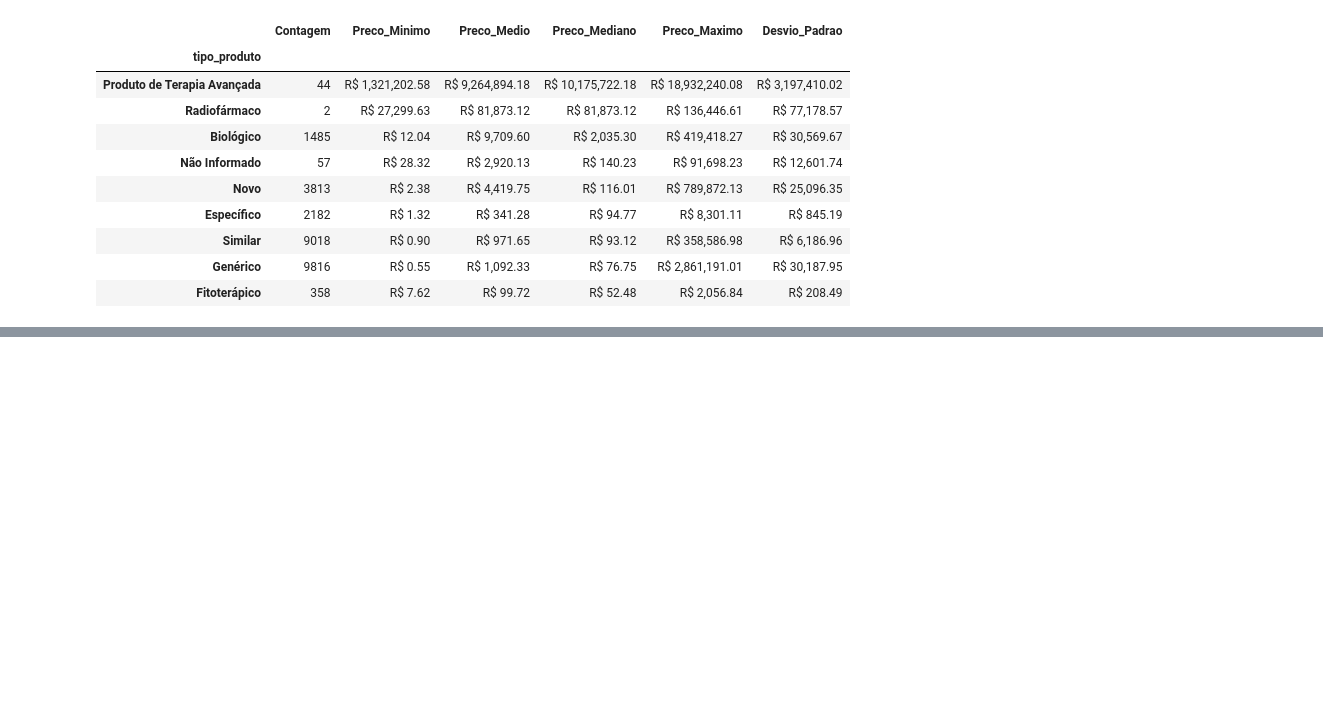
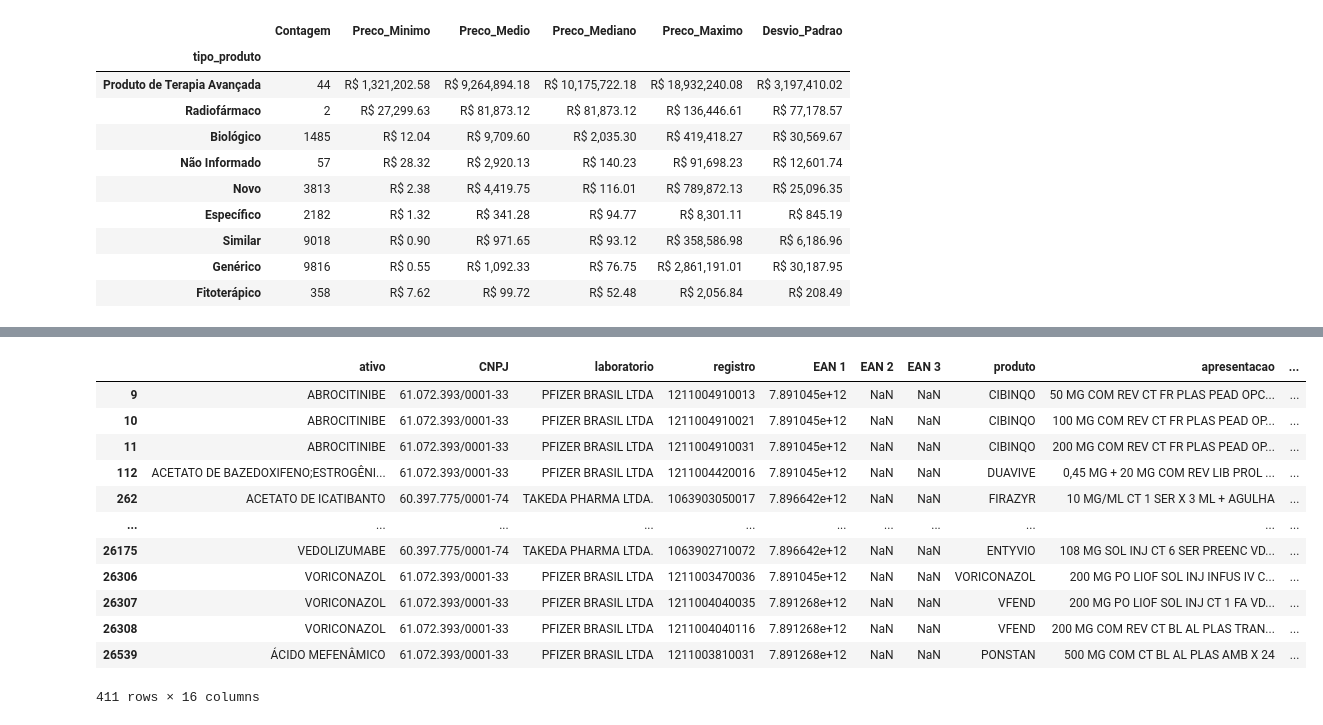
Before and after one commit to Alissonfelipe1234/trilha_dados_agibank, a Jupyter notebook: Modulo 2/medicamentos/precos_consumidor.ipynb, the cells around one changed output, grey strips where cells are left out. Cells and saved outputs as stored; diff of their text form; code cells hidden in the pictures; blank space fills up the shorter version.

```diff
--- a/Modulo 2/medicamentos/precos_consumidor.ipynb
+++ b/Modulo 2/medicamentos/precos_consumidor.ipynb
@@ -636,0 +745,16 @@ display(
+# %%
+comparacao = medicamentos[laboratorios_filtrados]
+# %% [output]
+|  | ativo | CNPJ | laboratorio | registro | EAN 1 | EAN 2 | EAN 3 | produto | apresentacao | ... |
+| 9 | ABROCITINIBE | 61.072.393/0001-33 | PFIZER BRASIL LTDA | 1211004910013 | 7.891045e+12 | NaN | NaN | CIBINQO | 50 MG COM REV CT FR PLAS PEAD OPC... | ... |
+| 10 | ABROCITINIBE | 61.072.393/0001-33 | PFIZER BRASIL LTDA | 1211004910021 | 7.891045e+12 | NaN | NaN | CIBINQO | 100 MG COM REV CT FR PLAS PEAD OP... | ... |
+| 11 | ABROCITINIBE | 61.072.393/0001-33 | PFIZER BRASIL LTDA | 1211004910031 | 7.891045e+12 | NaN | NaN | CIBINQO | 200 MG COM REV CT FR PLAS PEAD OP... | ... |
+| 112 | ACETATO DE BAZEDOXIFENO;ESTROGÊNI... | 61.072.393/0001-33 | PFIZER BRASIL LTDA | 1211004420016 | 7.891045e+12 | NaN | NaN | DUAVIVE | 0,45 MG + 20 MG COM REV LIB PROL ... | ... |
+| 262 | ACETATO DE ICATIBANTO | 60.397.775/0001-74 | TAKEDA PHARMA LTDA. | 1063903050017 | 7.896642e+12 | NaN | NaN | FIRAZYR | 10 MG/ML CT 1 SER X 3 ML + AGULHA | ... |
+| ... | ... | ... | ... | ... | ... | ... | ... | ... | ... | ... |
+| 26175 | VEDOLIZUMABE | 60.397.775/0001-74 | TAKEDA PHARMA LTDA. | 1063902710072 | 7.896642e+12 | NaN | NaN | ENTYVIO | 108 MG SOL INJ CT 6 SER PREENC VD... | ... |
+| 26306 | VORICONAZOL | 61.072.393/0001-33 | PFIZER BRASIL LTDA | 1211003470036 | 7.891045e+12 | NaN | NaN | VORICONAZOL | 200 MG PO LIOF SOL INJ INFUS IV C... | ... |
+| 26307 | VORICONAZOL | 61.072.393/0001-33 | PFIZER BRASIL LTDA | 1211004040035 | 7.891268e+12 | NaN | NaN | VFEND | 200 MG PO LIOF SOL INJ CT 1 FA VD... | ... |
+| 26308 | VORICONAZOL | 61.072.393/0001-33 | PFIZER BRASIL LTDA | 1211004040116 | 7.891268e+12 | NaN | NaN | VFEND | 200 MG COM REV CT BL AL PLAS TRAN... | ... |
+| 26539 | ÁCIDO MEFENÂMICO | 61.072.393/0001-33 | PFIZER BRASIL LTDA | 1211003810031 | 7.891268e+12 | NaN | NaN | PONSTAN | 500 MG COM CT BL AL PLAS AMB X 24 | ... |
+411 rows × 16 columns
```
Also changed, not shown: parts of 16 cells of this notebook, 7 other files.
